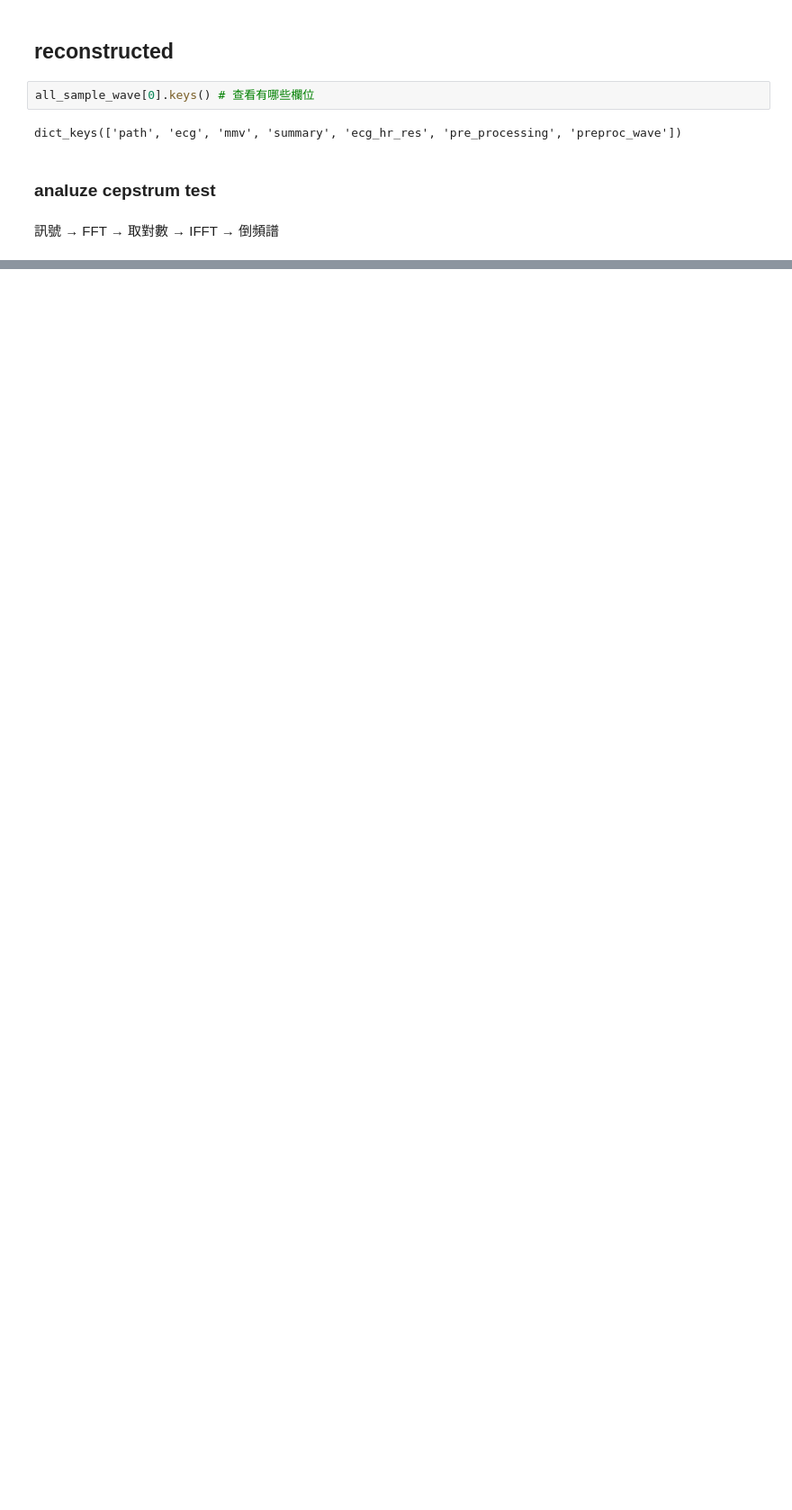
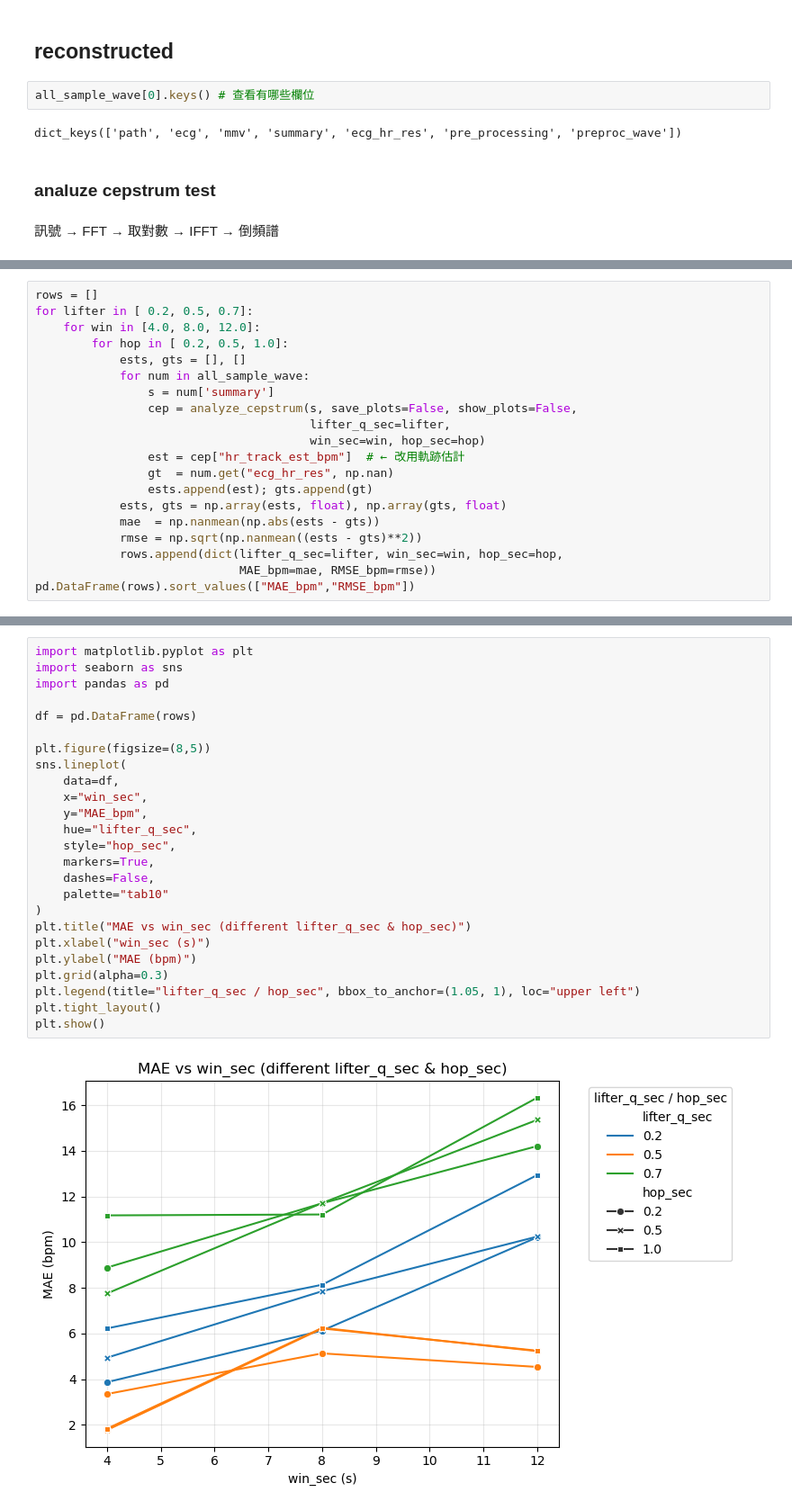
Before and after one commit to seannnnnn1017/radar-heartbeat-detection, a Jupyter notebook: 實驗區/reconstructed_main.ipynb, the cells around one changed output, grey strips where cells are left out. Shown at 90% size. Drawn from its saved outputs; the diff is of its cells as text; blank space fills up the shorter version.

```diff
--- a/實驗區/reconstructed_main.ipynb
+++ b/實驗區/reconstructed_main.ipynb
@@ -1130,3 +1142,23 @@ Sim global HR (cepstrum): 79.98785999650262 true HR: 81.13184604461216 mse: 1.30
 Sim global HR (cepstrum): 79.98994147072824 true HR: 78.625101003012 mse: 1.8627895023158703
 Sim global HR (cepstrum): 90.01931710254748 true HR: 80.37200960163266 mse: 93.07054201720736
 Sim global HR (cepstrum): 80.16872776626523 true HR: 86.88384619834756 mse: 45.09281555689172
+# %%
+rows = []
+for lifter in [ 0.2, 0.5, 0.7]:
+    for win in [4.0, 8.0, 12.0]:
+        for hop in [ 0.2, 0.5, 1.0]:
+            ests, gts = [], []
+            for num in all_sample_wave:
+                s = num['summary']
+                cep = analyze_cepstrum(s, save_plots=False, show_plots=False,
+                                       lifter_q_sec=lifter,
+                                       win_sec=win, hop_sec=hop)
+                est = cep["hr_track_est_bpm"]  # ← 改用軌跡估計
+                gt  = num.get("ecg_hr_res", np.nan)
+                ests.append(est); gts.append(gt)
+            ests, gts = np.array(ests, float), np.array(gts, float)
+            mae  = np.nanmean(np.abs(ests - gts))
+            rmse = np.sqrt(np.nanmean((ests - gts)**2))
+            rows.append(dict(lifter_q_sec=lifter, win_sec=win, hop_sec=hop,
+                             MAE_bpm=mae, RMSE_bpm=rmse))
+pd.DataFrame(rows).sort_values(["MAE_bpm","RMSE_bpm"])
@@ -1133 +1183,28 @@ Sim global HR (cepstrum): 80.16872776626523 true HR: 86.88384619834756 mse: 45.0
+# %%
+import matplotlib.pyplot as plt
+import seaborn as sns
+import pandas as pd
+
+df = pd.DataFrame(rows)
+
+plt.figure(figsize=(8,5))
+sns.lineplot(
+    data=df,
+    x="win_sec",
+    y="MAE_bpm",
+    hue="lifter_q_sec",
+    style="hop_sec",
+    markers=True,
+    dashes=False,
+    palette="tab10"
+)
+plt.title("MAE vs win_sec (different lifter_q_sec & hop_sec)")
+plt.xlabel("win_sec (s)")
+plt.ylabel("MAE (bpm)")
+plt.grid(alpha=0.3)
+plt.legend(title="lifter_q_sec / hop_sec", bbox_to_anchor=(1.05, 1), loc="upper left")
+plt.tight_layout()
+plt.show()
+# %% [output]
+[figure, added]
 # %%
```
Also changed, not shown: parts of 9 cells of this notebook, 2 other files.
